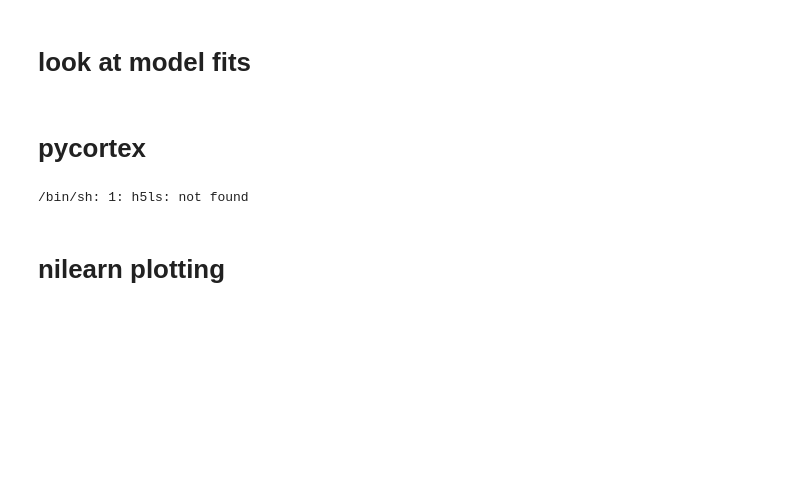
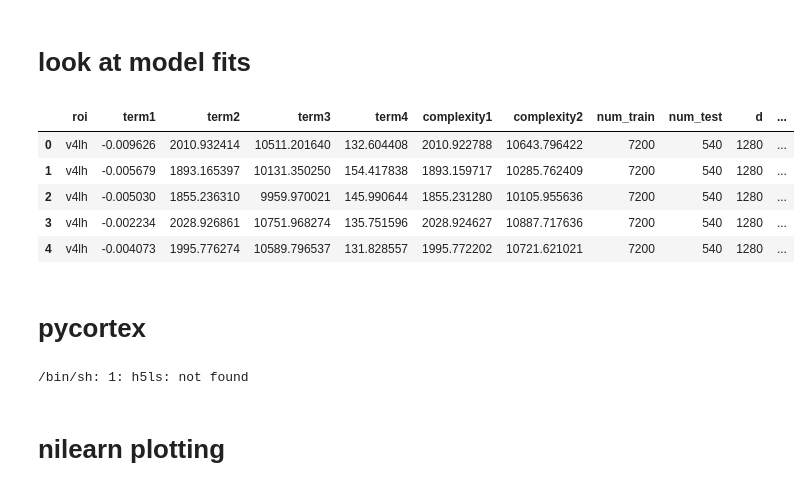
Before and after one commit to csinva/dnn-experiments, a Jupyter notebook: linear_experiments/fmri/analyze_fmri.ipynb, the cells around one changed output. Drawn from its saved outputs; the diff is of its cells as text; code cells hidden in the pictures; blank space fills up the shorter version.

```diff
--- a/linear_experiments/fmri/analyze_fmri.ipynb
+++ b/linear_experiments/fmri/analyze_fmri.ipynb
@@ -20,14 +21,21 @@ out_dir = '/scratch/users/vision/data/gallant/vim_2_crcns'
 # look at model fits
 # %%
 rois = ['v1lh', 'v1rh', 'v2lh', 'v2rh', 'v4lh', 'v4rh']
-save_dir = oj(out_dir, 'feats1')
+save_dir = oj(out_dir, 'feats4')
 fnames = sorted([fname for fname in os.listdir(save_dir)])
 results_list = [pd.Series(pkl.load(open(oj(save_dir, fname), "rb"))) for fname in tqdm(fnames) ]
 results = pd.concat(results_list, axis=1).T.infer_objects()
-# results = results.drop('model', axis=1) # drop model to speed things up
 results['region'] = results['roi'].str.slice(0, 2)
+r = results.drop('model', axis=1) # drop model to speed things up
 # %%
-results.head()
+r.head()
+# %% [output]
+|  | roi | term1 | term2 | term3 | term4 | complexity1 | complexity2 | num_train | num_test | d | ... |
+| 0 | v4lh | -0.009626 | 2010.932414 | 10511.201640 | 132.604408 | 2010.922788 | 10643.796422 | 7200 | 540 | 1280 | ... |
+| 1 | v4lh | -0.005679 | 1893.165397 | 10131.350250 | 154.417838 | 1893.159717 | 10285.762409 | 7200 | 540 | 1280 | ... |
+| 2 | v4lh | -0.005030 | 1855.236310 | 9959.970021 | 145.990644 | 1855.231280 | 10105.955636 | 7200 | 540 | 1280 | ... |
+| 3 | v4lh | -0.002234 | 2028.926861 | 10751.968274 | 135.751596 | 2028.924627 | 10887.717636 | 7200 | 540 | 1280 | ... |
+| 4 | v4lh | -0.004073 | 1995.776274 | 10589.796537 | 131.828557 | 1995.772202 | 10721.621021 | 7200 | 540 | 1280 | ... |
 # %%
 # plt.figure(dpi=200)
 # f, axes = plt.subplots(1, 3, figsize=(7, 3), sharex=True)
```
Also changed, not shown: parts of 5 cells of this notebook, 22 other files.
